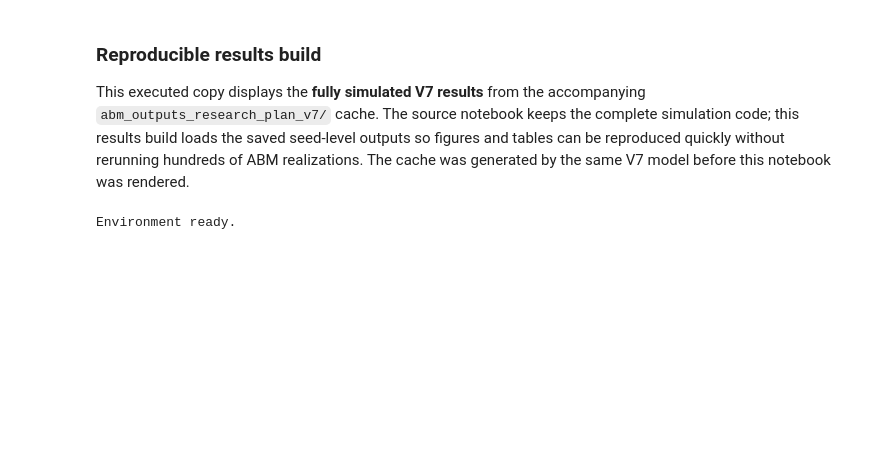
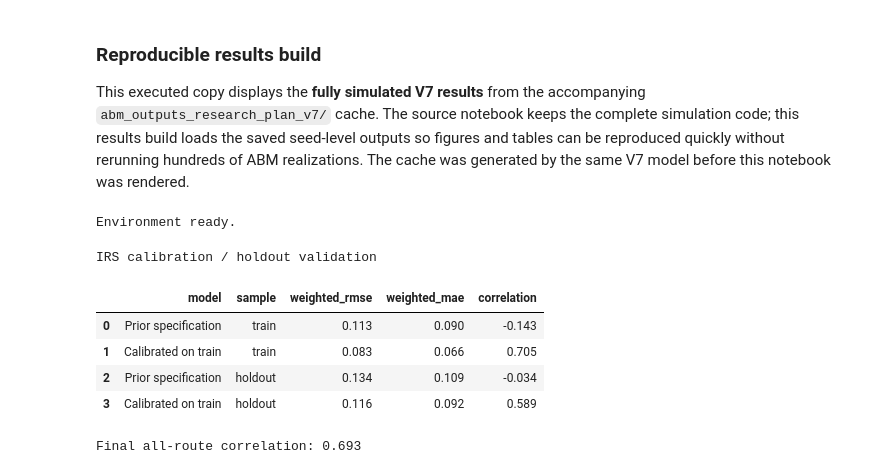
Before and after one commit to Jeremy-Xujia-Chen/CITS4403-GROUP-PROJECT, a Jupyter notebook: 0914-1_v8.ipynb, the cells around one changed output. Cells and saved outputs as stored; diff of their text form; code cells hidden in the pictures; blank space fills up the shorter version.

```diff
--- a/0914-1_v8.ipynb
+++ b/0914-1_v8.ipynb
@@ -122,0 +425,32 @@ Environment ready.
+# %%
+final_calibration = minimize(
+    calibration_loss,
+    x0,
+    args=(STATE_CODES,),
+    method="L-BFGS-B",
+    bounds=bounds,
+    options={"maxiter": 700},
+)
+
+CALIBRATED_BETA = final_calibration.x[:6].copy()
+DESTINATION_EFFECTS = pd.Series(
+    np.r_[0.0, final_calibration.x[6:]],
+    index=STATE_CODES,
+    name="destination_effect",
+)
+
+final_route_metrics = route_fit_metrics(
+    final_calibration.x, STATE_CODES
+)
+
+print("IRS calibration / holdout validation")
+display(validation_table.round(3))
+print("Final all-route correlation:", round(final_route_metrics["correlation"], 3))
+# %% [output]
+IRS calibration / holdout validation
+|  | model | sample | weighted_rmse | weighted_mae | correlation |
+| 0 | Prior specification | train | 0.113 | 0.090 | -0.143 |
+| 1 | Calibrated on train | train | 0.083 | 0.066 | 0.705 |
+| 2 | Prior specification | holdout | 0.134 | 0.109 | -0.034 |
+| 3 | Calibrated on train | holdout | 0.116 | 0.092 | 0.589 |
+Final all-route correlation: 0.693
```
Also changed, not shown: parts of 3 cells of this notebook.
